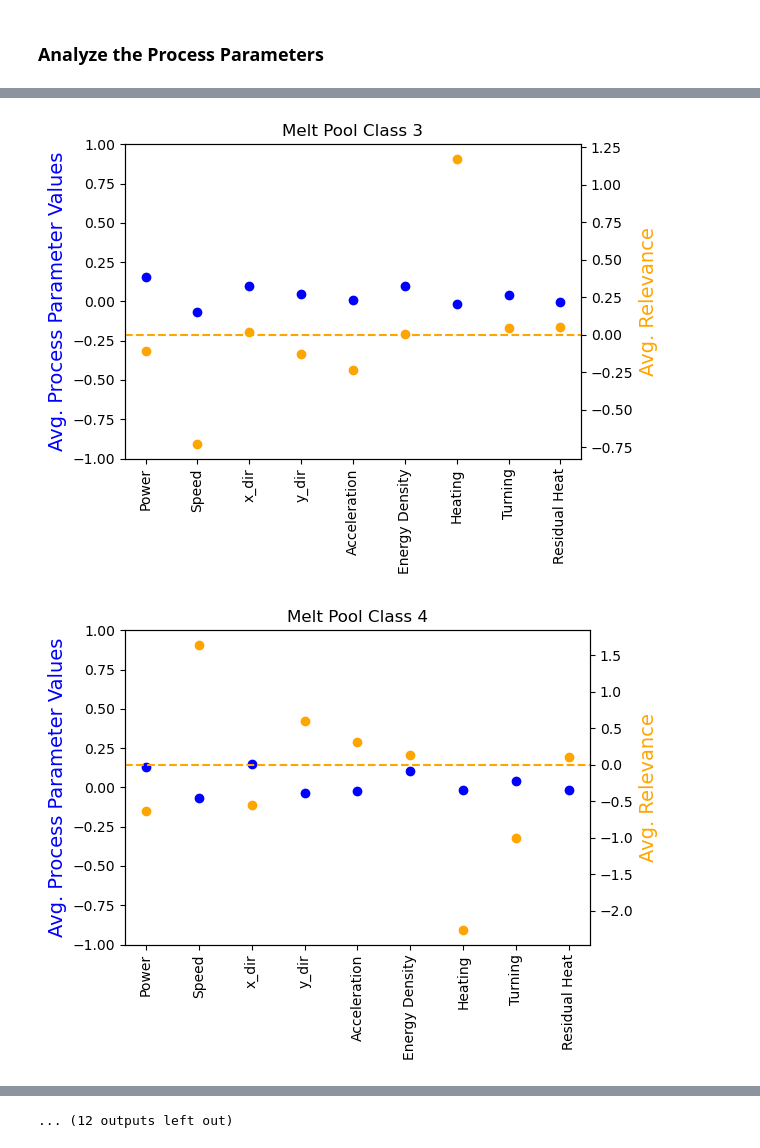
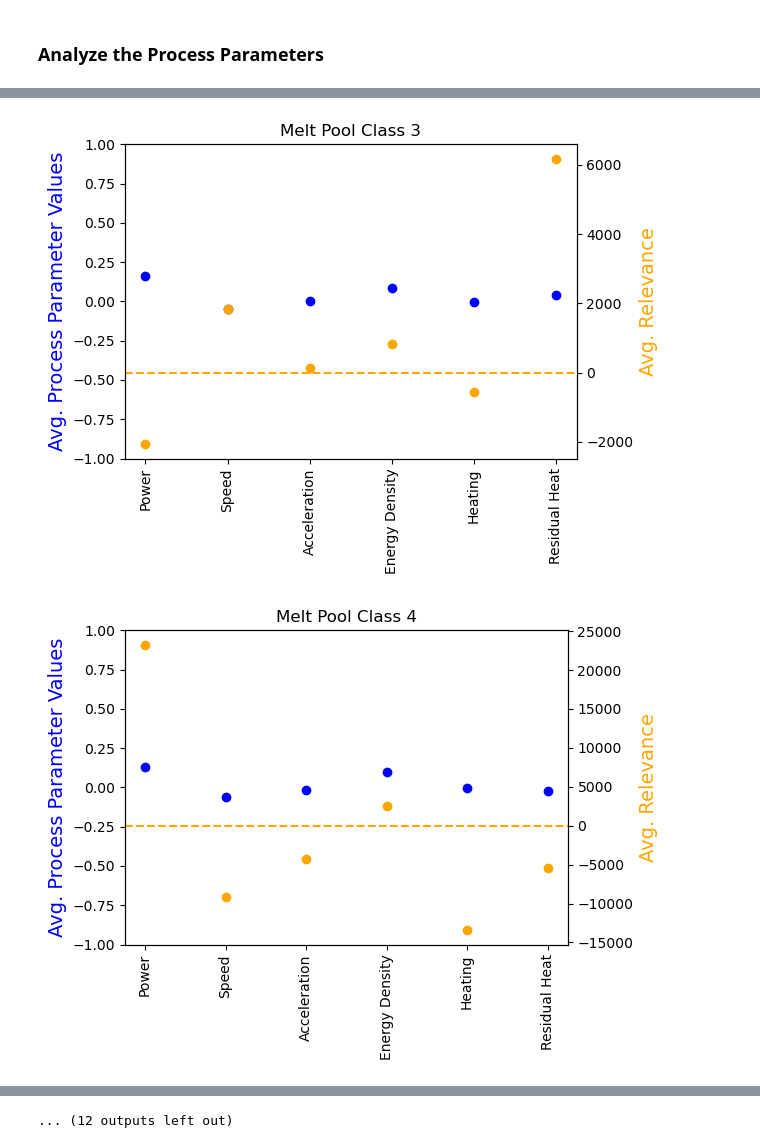
Before and after one commit to satomm1/LPBF_Cluster_And_XAI, a Jupyter notebook: src/LRP.ipynb, the cells around one changed output, grey strips where cells are left out. Saved outputs shown, nothing was run; the diff lists cells and outputs as text; code cells hidden in the pictures.

Commit message:
Add LRP plots for 3d V8 model

```diff
--- a/src/LRP.ipynb
+++ b/src/LRP.ipynb
@@ -301,14 +301,14 @@ class LRP(nn.Module):
 BATCH_SIZE = 1 # Minibatch size to use
 NUM_MELT_POOL_CLASSES = 24 # Number of different melt pool shape classes
 NUM_PROCESS_PARAM = 6 # Number of process parameters
-EPS = 0.01
+EPS = 0.1
 
 # The base directory to images
 # DATA_DIR = '../../../In-situ Meas Data/In-situ Meas Data/Melt Pool Camera Preprocessed PNG/'
 DATA_DIR = '../../Melt Pool Camera Preprocessed PNG/'
 # DATA_DIR = '../../RealTimeControl/Preprocessed Images/'
 
-MODEL_NAME = 'testV7_1' # Name to save trained model
+MODEL_NAME = 'testV8' # Name to save trained model
 # %%
 # neural_network_data/train_labels_pp.xlsx'
 # meltpool_dataset_test = MeltpoolDataset(
@@ -322,7 +322,7 @@ MODEL_NAME = 'testV7_1' # Name to save trained model
 #     ])
 # )
 meltpool_dataset_test = MeltpoolDataset(
-    'neural_network_data/test_labels_pp.csv',
+    'neural_network_data/test_labels_pp_limited_3d.csv',
     DATA_DIR,
     transform=transforms.Compose([
         transforms.Resize(256),
@@ -595,7 +624,7 @@ np.save('LRP_results/importance_avg_test_V6_eps_' + str(EPS), importance_avg)
 # %%
 # Load the results
-pp_avg = np.load('LRP_results/pp_avg_test_eps_' + str(EPS) + '.npy')
-importance_avg = np.load('LRP_results/importance_avg_test_eps_' + str(EPS) + '.npy')
+pp_avg = np.load('LRP_results/pp_avg_test_V8_eps_' + str(EPS) + '.npy')
+importance_avg = np.load('LRP_results/importance_avg_test_V8_eps_' + str(EPS) + '.npy')
 # %%
 # Plot the results
 for ii in range(NUM_MELT_POOL_CLASSES):
@@ -606,15 +635,14 @@ for ii in range(NUM_MELT_POOL_CLASSES):
     ax2.scatter(range(NUM_PROCESS_PARAM), importance_avg[ii,:], color="orange")
     ax2.axhline(0, linestyle='dashed', color="orange")
     ax.set_xticks(np.arange(NUM_PROCESS_PARAM))
-    pp_labels = ('Power','Speed','x_dir', 'y_dir','Acceleration','Energy Density','Heating',
-             'Turning', 'Residual Heat')
+    pp_labels = ('Power','Speed','Acceleration','Energy Density','Heating', 'Residual Heat')
     ax.set_xticklabels(pp_labels, rotation=90)
     ax.set_ylabel("Avg. Process Parameter Values",color="blue",fontsize=14)
     ax.set_ylim([-1, 1])
     ax2.set_ylabel("Avg. Relevance",color="orange",fontsize=14)
     plt.title('Melt Pool Class ' + str(ii+1))
     plt.tight_layout()
-    plt.savefig('Plots/LRP_plots/V6_eps_' + str(EPS) + '/PP_relevance_class'+str(ii+1)+'_LowRes', dpi=150)
+    plt.savefig('Plots/LRP_plots/V8_eps_' + str(EPS) + '/PP_relevance_class'+str(ii+1)+'_LowRes', dpi=150)
 #     plt.savefig('Plots/LRP_plots/eps_' + str(EPS) + '/PP_relevance_class'+str(ii+1), dpi=800)
     plt.show()
 # %% [output]
@@ -623,2 +651,2 @@ for ii in range(NUM_MELT_POOL_CLASSES):
-[figure, old version]
+[figure, new version]
-[figure, old version]
+[figure, new version]
```
Also changed, not shown: parts of 8 cells of this notebook, 52 other files.
